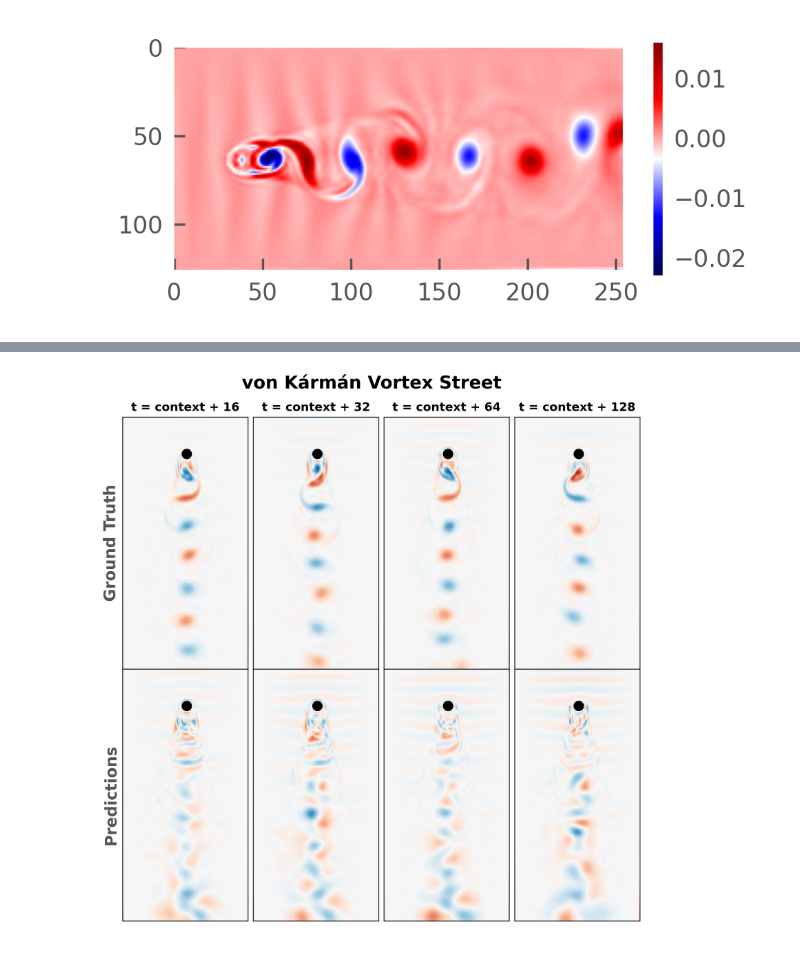
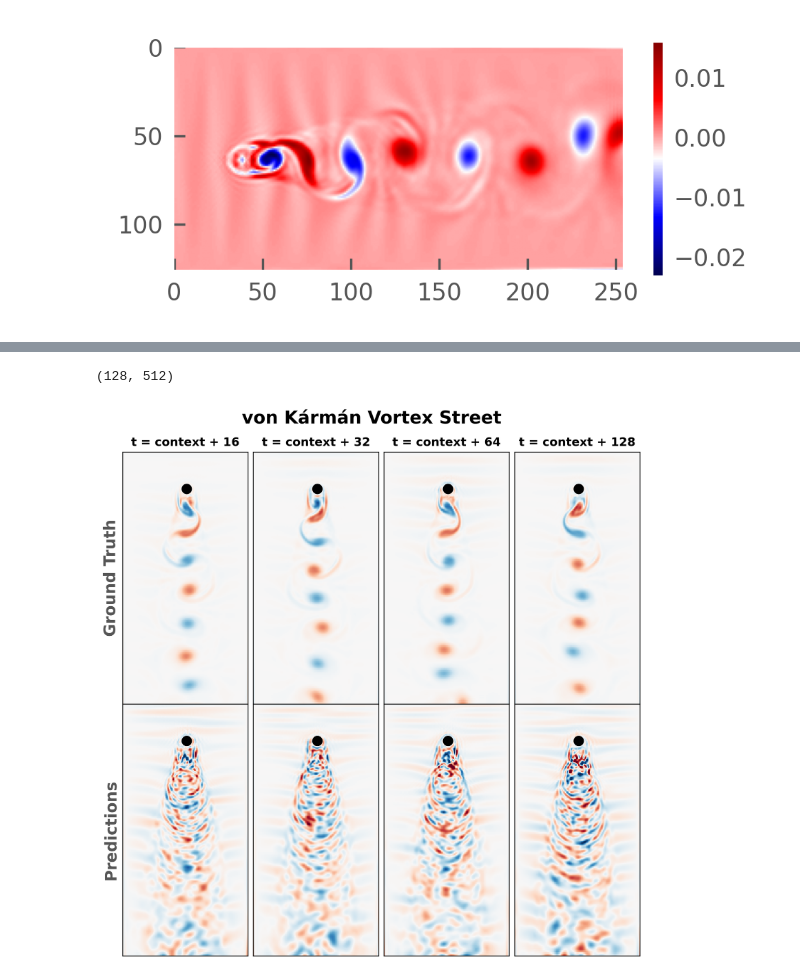
Before and after one commit to abao1999/panda, a Jupyter notebook: notebooks/pde/fno_vkvs.ipynb, the cells around one changed output, grey strips where cells are left out. Saved outputs shown, nothing was run; the diff lists cells and outputs as text; code cells hidden in the pictures.

```diff
--- a/notebooks/pde/fno_vkvs.ipynb
+++ b/notebooks/pde/fno_vkvs.ipynb
@@ -152,0 +160,17 @@ def rollout(ic: torch.Tensor, model: torch.nn.Module, num_steps: int) -> torch.T
+# %%
+def rollout(ic: torch.Tensor, num_steps: int, model: torch.nn.Module) -> torch.Tensor:
+    traj = [ic]
+    state = ic.clone()
+    for _ in range(num_steps):
+        pred = model(state)
+        traj.append(pred)
+        state = torch.cat([state[:, :-1, :], pred], dim=1)
+    return torch.cat(traj, dim=1)
+# %%
+# load best model
+WORK_DIR = os.path.expandvars("$WORK")
+operator.load_state_dict(
+    # torch.load(f"{WORK_DIR}/checkpoints/VKVS_baselines/best_model_state_dict.pt", map_location=device, weights_only=False)
+    torch.load("vkvs_ckpt/best_model_state_dict.pt", map_location=device, weights_only=False)
+)
+operator.eval()
@@ -153,16 +195,18 @@ def rollout(ic: torch.Tensor, model: torch.nn.Module, num_steps: int) -> torch.T
 # %%
 prediction = (
     rollout(
-        torch.from_numpy(context_window[-1]).float().to(device).unsqueeze(0).unsqueeze(0),
+        torch.from_numpy(context_window[-lookback:]).float().to(device).unsqueeze(0),
         model=operator,
         num_steps=prediction_length,
-    )[1:]
-    .squeeze()
+    )
+    .squeeze()[lookback:]
     .detach()
     .cpu()
     .numpy()
 )
-prediction_traj = np.concatenate([context_window, prediction], axis=0)
+prediction.shape
+# %% [output]
+(128, 512)
 # %%
 def plot_predicted_flow(
     prediction: torch.Tensor,
@@ -172,7 +216,6 @@ def plot_predicted_flow(
     shape: tuple[int, int] = (vort_field.shape[1], vort_field.shape[2]),
     time_indices: list[int] | None = None,
     save_path: str | None = None,
-    camera_ready: bool = False,
     stride: int = 1,
     cmap_name="seismic",
     base_figsize=(5, 5),
@@ -270,15 +313,15 @@ def plot_predicted_flow(
 # %%
 plot_predicted_flow(
     prediction,
     prediction_window,
     eigenvectors,
-    num_modes=num_modes,
+    num_modes=n_components,
     time_indices=[15, 31, 63, 127],
     cmap_name="RdBu",
     camera_ready=False,
     base_figsize=(4, 4),
     suptitle="von Kármán Vortex Street",
     suptitle_y=0.98,
 )
 # %% [output]
-[figure, old version]
+[figure, new version]
```
Also changed, not shown: parts of 7 cells of this notebook, 7 other files.
